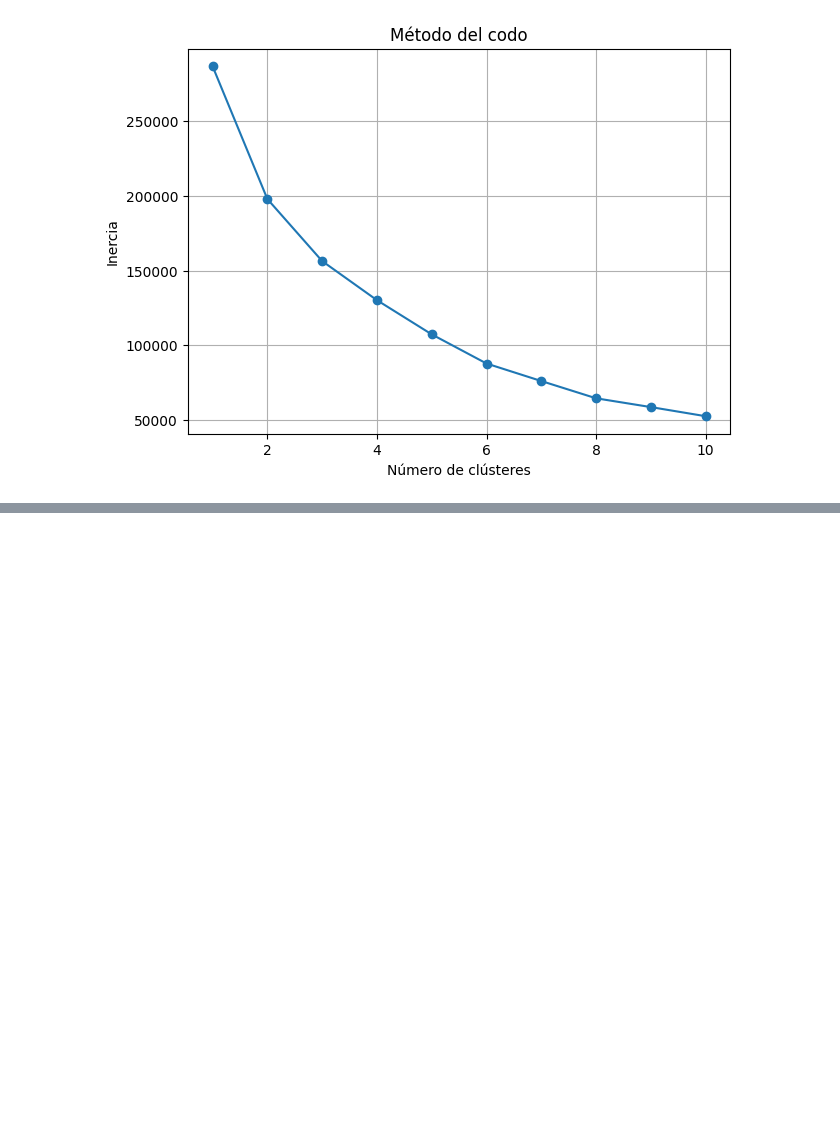
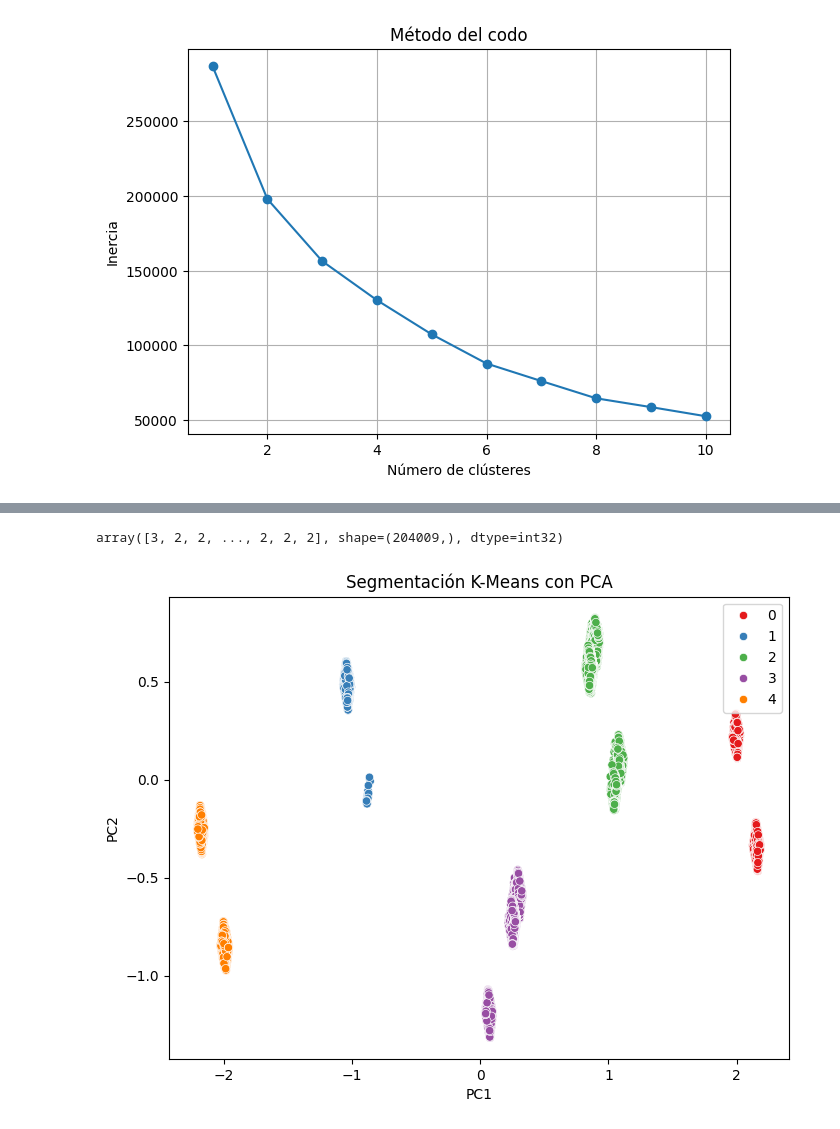
Before and after one commit to HaloReach2552/Proyecto-Data-Science-Airbnb, a Jupyter notebook: proyecto.ipynb, the cells around one changed output, grey strips where cells are left out. Cells and saved outputs as stored; diff of their text form; code cells hidden in the pictures; blank space fills up the shorter version.

```diff
--- a/proyecto.ipynb
+++ b/proyecto.ipynb
@@ -495,0 +525,38 @@ plt.show()
+# %%
+from sklearn.decomposition import PCA
+
+pca = PCA(n_components=5)
+
+X_reducido = pca.fit_transform(X_df)
+
+
+
+kmeans = KMeans(
+    n_clusters=5,
+    random_state=42,
+    n_init=10
+)
+
+clusters = kmeans.fit_predict(X_reducido)
+clusters
+# %% [output]
+array([3, 2, 2, ..., 2, 2, 2], shape=(204009,), dtype=int32)
+# %%
+import matplotlib.pyplot as plt
+import seaborn as sns
+
+plt.figure(figsize=(8,6))
+
+sns.scatterplot(
+    x=X_reducido[:,0],
+    y=X_reducido[:,1],
+    hue=clusters,
+    palette="Set1"
+)
+
+plt.xlabel("PC1")
+plt.ylabel("PC2")
+plt.title("Segmentación K-Means con PCA")
+plt.show()
+# %% [output]
+[figure, added]
```
Also changed, not shown: parts of 4 cells of this notebook.
